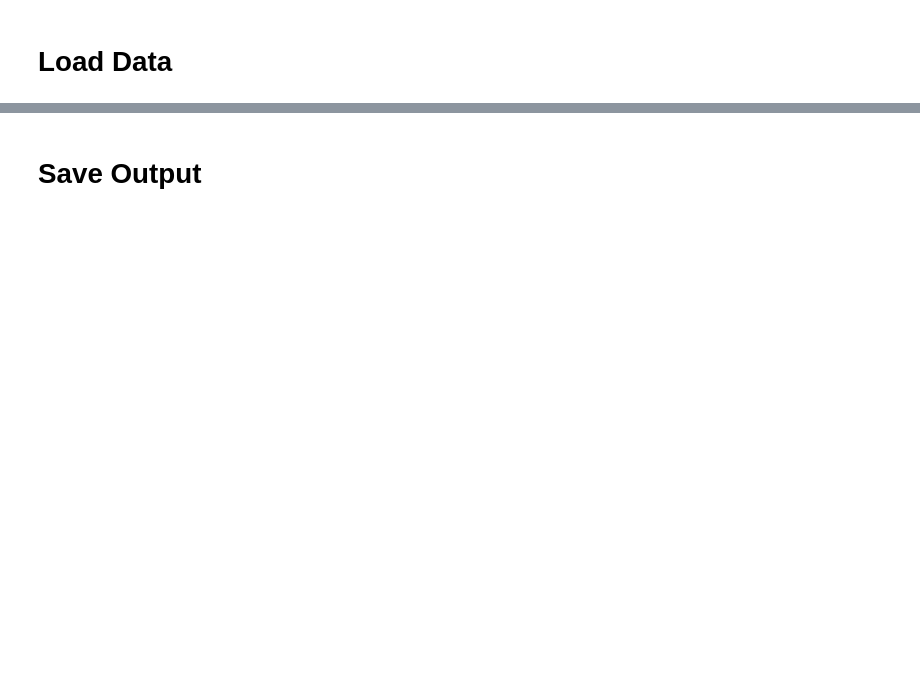
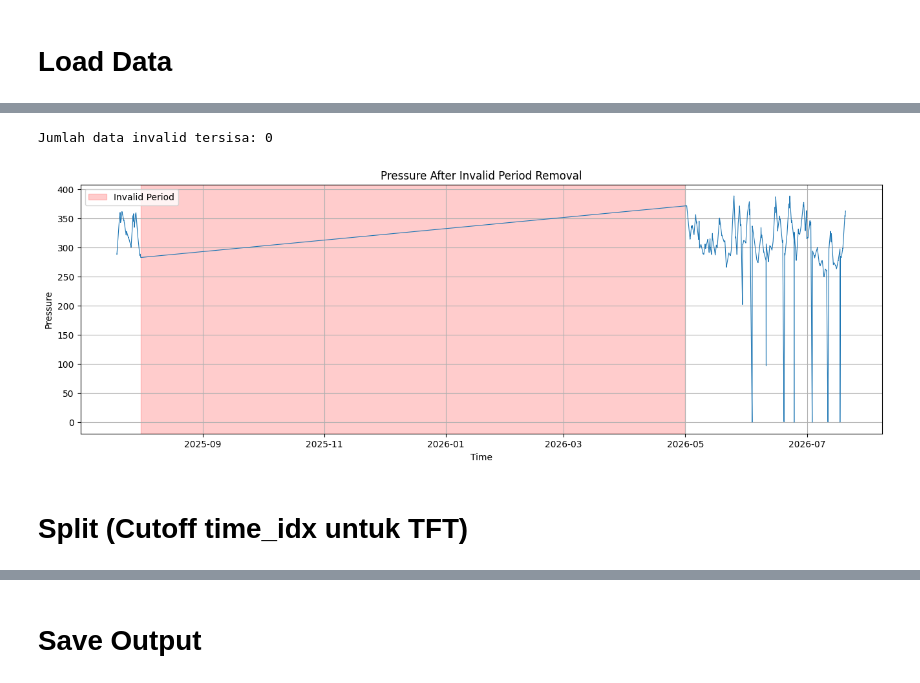
Before and after one commit to Integrated-Monitoring-System/IMS-Model-Forecasting, a Jupyter notebook: Temporal Fusion Transformer/preprocessing.ipynb, the cells around one changed output, grey strips where cells are left out. Cells and saved outputs as stored; diff of their text form; code cells hidden in the pictures; blank space fills up the shorter version.

```diff
--- a/Temporal Fusion Transformer/preprocessing.ipynb
+++ b/Temporal Fusion Transformer/preprocessing.ipynb
@@ -97,2 +55,7 @@ df_raw.info()
 # %%
-df_raw[cfg.target_cols].describe()
+df['timestamp'] = pd.to_datetime(df['timestamp'])
+df['pressure'] = pd.to_numeric(df['pressure'], errors='coerce')
+
+df = df.dropna()
+
+print(df.dtypes)
@@ -138,4 +114,6 @@ print(f"Shape setelah parse & drop duplicate: {df.shape}")
 # %%
-df = resample_per_group(df, cfg)
-print(f"Shape setelah resample ke frekuensi '{cfg.freq}': {df.shape}")
-print(f"Jumlah grup: {df['_group_key'].nunique()}")
+seg_a = process_segment(segment_a)
+seg_b = process_segment(segment_b)
+
+print('Seg A processed:', seg_a.shape)
+print('Seg B processed:', seg_b.shape)
@@ -142,3 +123,5 @@ print(f"Jumlah grup: {df['_group_key'].nunique()}")
 # %%
-df = filter_sparse_groups(df, cfg)
-print(f"Shape setelah filter grup terlalu sparse: {df.shape}")
+df_final = pd.concat([seg_a, seg_b]).sort_index()
+
+print('Final shape:', df_final.shape)
+df_final.head()
@@ -145,20 +137,33 @@ print(f"Shape setelah filter grup terlalu sparse: {df.shape}")
 # %%
-fig, axes = plt.subplots(1, len(cfg.target_cols), figsize=(14, 4))
-for ax, col in zip(axes, cfg.target_cols):
-    ax.boxplot(df[col].dropna())
-    ax.set_title(col)
-plt.suptitle("Distribusi tiap parameter (sebelum outlier handling)")
-plt.tight_layout()
-plt.show()
+mask_invalid = (
+    (df_final.index >= invalid_start) &
+    (df_final.index <= invalid_end)
+)
+
+print('Jumlah data invalid tersisa:', mask_invalid.sum())
+# %% [output]
+Jumlah data invalid tersisa: 0
 # %%
-df = handle_outliers(df, cfg)
+plt.figure(figsize=(16,5))
 
-# Cek ulang boxplot setelah outlier di-clip
-fig, axes = plt.subplots(1, len(cfg.target_cols), figsize=(14, 4))
-for ax, col in zip(axes, cfg.target_cols):
-    ax.boxplot(df[col].dropna())
-    ax.set_title(col)
-plt.suptitle("Distribusi tiap parameter (setelah outlier di-clip)")
-plt.tight_layout()
+plt.plot(df_final.index, df_final['pressure'], linewidth=0.8)
+
+plt.axvspan(
+    invalid_start,
+    invalid_end,
+    color='red',
+    alpha=0.2,
+    label='Invalid Period'
+)
+
+plt.title('Pressure After Invalid Period Removal')
+plt.xlabel('Time')
+plt.ylabel('Pressure')
+plt.legend()
+plt.grid(True)
 plt.show()
+# %% [output]
+[figure, added]
+# %% [markdown]
+# Split (Cutoff time_idx untuk TFT)
 # %%
```
Also changed, not shown: parts of 27 cells of this notebook, 5 other files.
